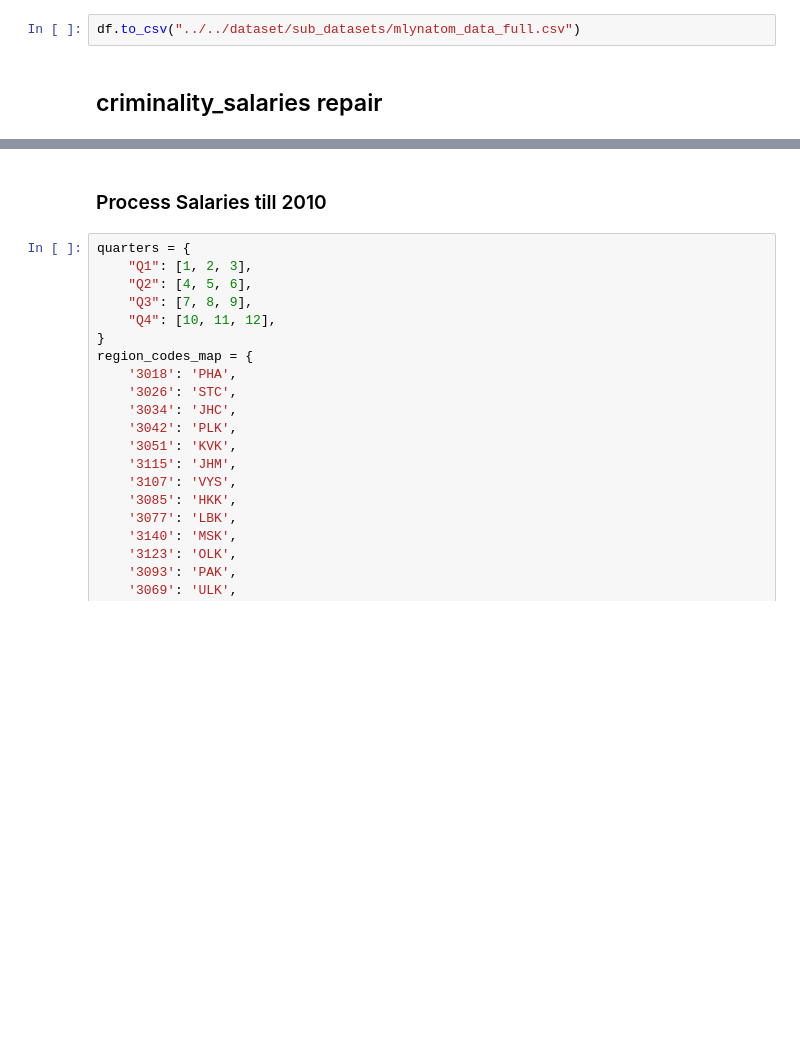
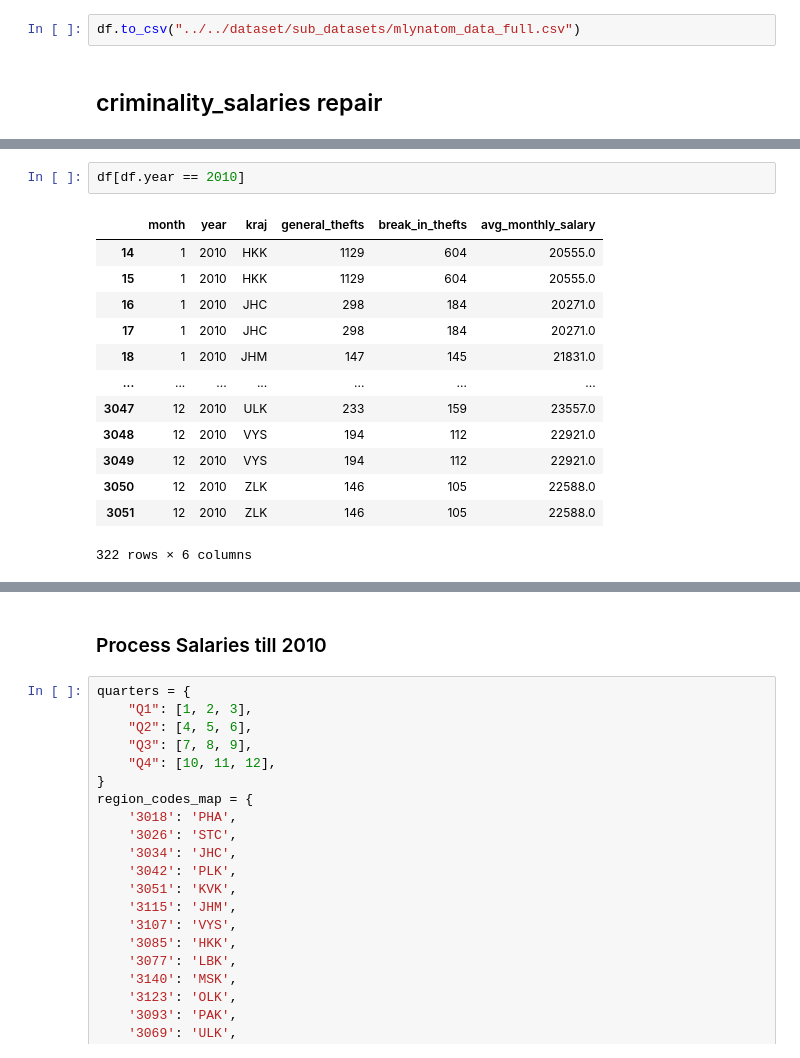
Before and after one commit to DianaKorladinova/SAN_Unemployment_Refugees, a Jupyter notebook: mlynatom/data_preprocessing/final_data_process.ipynb, the cells around one changed output, grey strips where cells are left out. Saved outputs shown, nothing was run; the diff lists cells and outputs as text; blank space fills up the shorter version.

```diff
--- a/mlynatom/data_preprocessing/final_data_process.ipynb
+++ b/mlynatom/data_preprocessing/final_data_process.ipynb
@@ -194,0 +262,16 @@ df
+# %%
+df[df.year == 2010]
+# %% [output]
+|  | month | year | kraj | general_thefts | break_in_thefts | avg_monthly_salary |
+| 14 | 1 | 2010 | HKK | 1129 | 604 | 20555.0 |
+| 15 | 1 | 2010 | HKK | 1129 | 604 | 20555.0 |
+| 16 | 1 | 2010 | JHC | 298 | 184 | 20271.0 |
+| 17 | 1 | 2010 | JHC | 298 | 184 | 20271.0 |
+| 18 | 1 | 2010 | JHM | 147 | 145 | 21831.0 |
+| ... | ... | ... | ... | ... | ... | ... |
+| 3047 | 12 | 2010 | ULK | 233 | 159 | 23557.0 |
+| 3048 | 12 | 2010 | VYS | 194 | 112 | 22921.0 |
+| 3049 | 12 | 2010 | VYS | 194 | 112 | 22921.0 |
+| 3050 | 12 | 2010 | ZLK | 146 | 105 | 22588.0 |
+| 3051 | 12 | 2010 | ZLK | 146 | 105 | 22588.0 |
+322 rows × 6 columns
```
Also changed, not shown: parts of 11 cells of this notebook, 2 other files.
